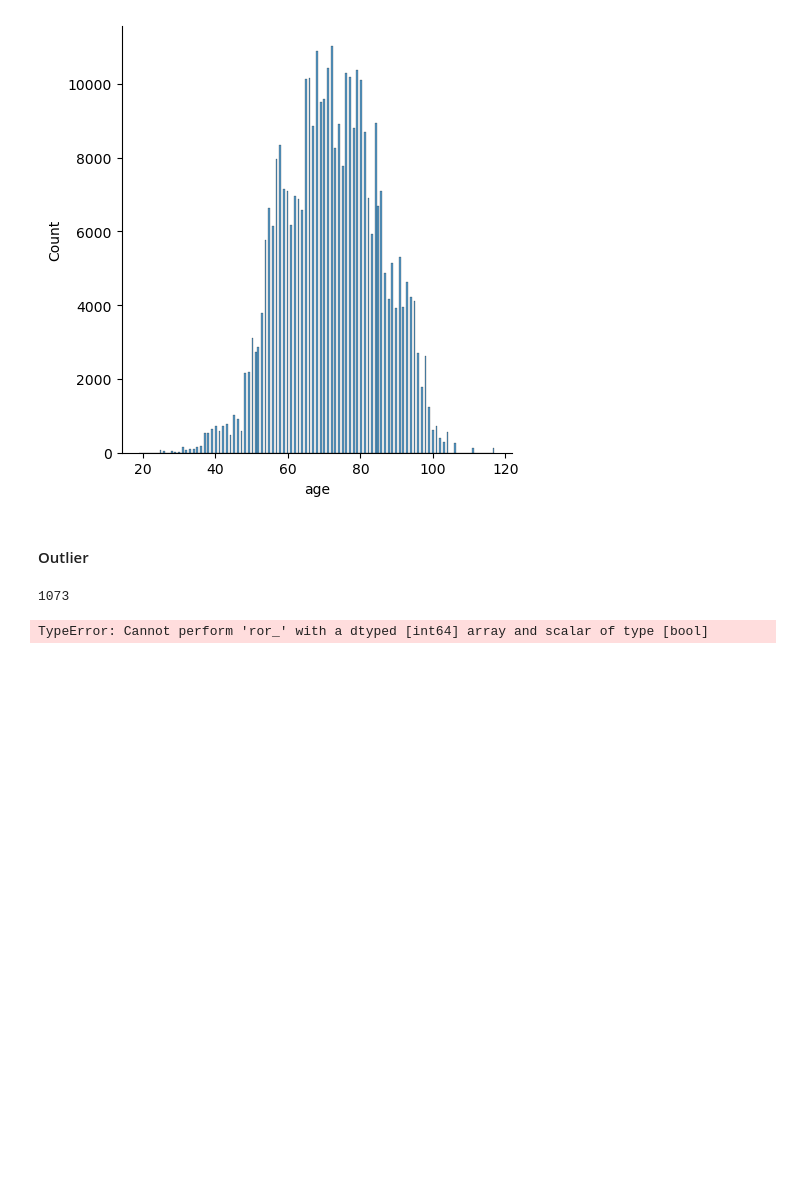
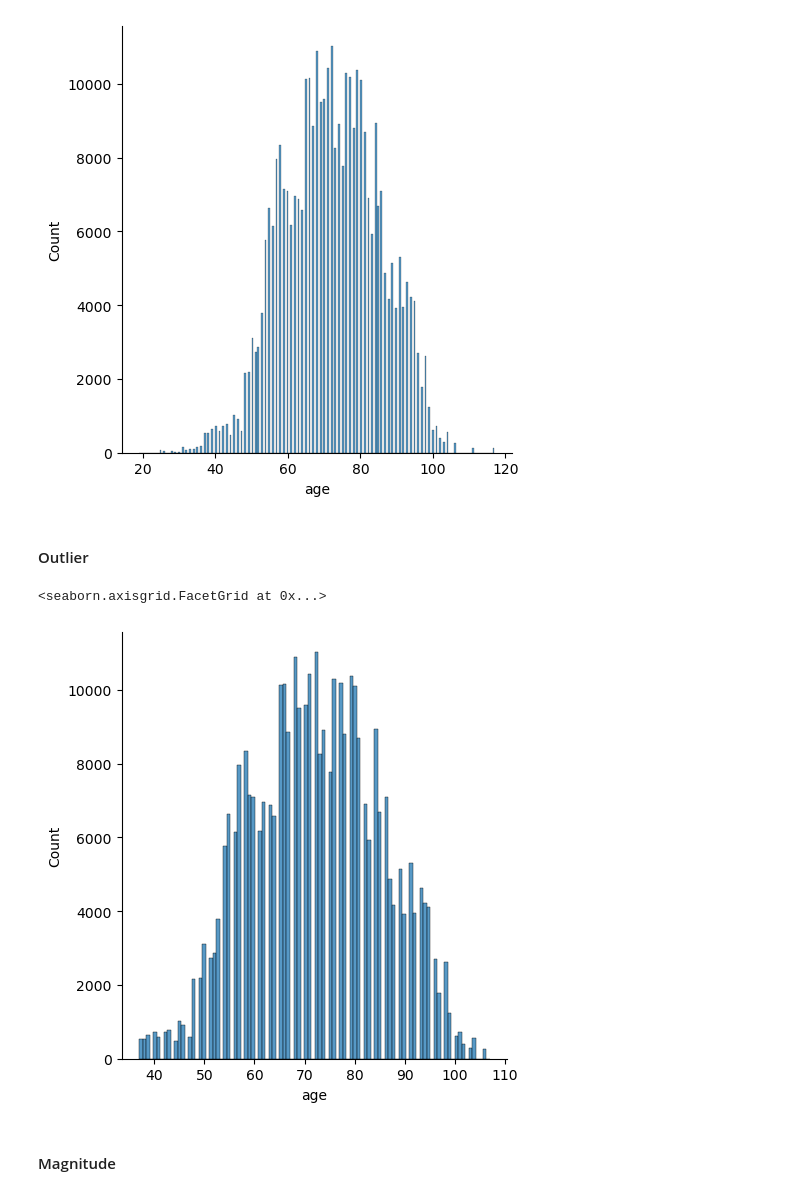
Before and after one commit to amenhasfaw/DPFE, a Jupyter notebook: CODE/Basic_Analysis.ipynb, the cells around one changed output. Cells and saved outputs as stored; diff of their text form; code cells hidden in the pictures; blank space fills up the shorter version.

```diff
--- a/CODE/Basic_Analysis.ipynb
+++ b/CODE/Basic_Analysis.ipynb
@@ -198,16 +198,19 @@ sns.displot(df['age'], kind='hist')
 # %% [markdown]
 #### Outlier
 # %%
+# Calculate Q1 and Q3
 Q1 = df['age'].quantile(0.25)
 Q3 = df['age'].quantile(0.75)
 
-IQR = Q3-Q1
-outliers = ((df['age'] < (Q1 - 1.5 * IQR)) | (df['age'] > (Q3 + 1.5 * IQR))).sum()
-print(outliers)
+# Calculate IQR
+IQR = Q3 - Q1
 
 
-outliers_df = df[df['age'] < (Q1 - 1.5 * IQR) | df['age'] > (Q3 + 1.5 * IQR)]
-outliers_df
+outliers_df = df[(df['age'] > Q1 - 1.5*IQR) & (df['age'] < Q3 + 1.5*IQR)]
-# %% [output]
-1073
-TypeError: Cannot perform 'ror_' with a dtyped [int64] array and scalar of type [bool]
+# %%
+sns.displot(outliers_df['age'], kind='hist',bins=100)
+# %% [output]
+<seaborn.axisgrid.FacetGrid at 0x...>
+[figure, added]
+# %% [markdown]
+#### Magnitude
```
Also changed, not shown: parts of 14 cells of this notebook.
